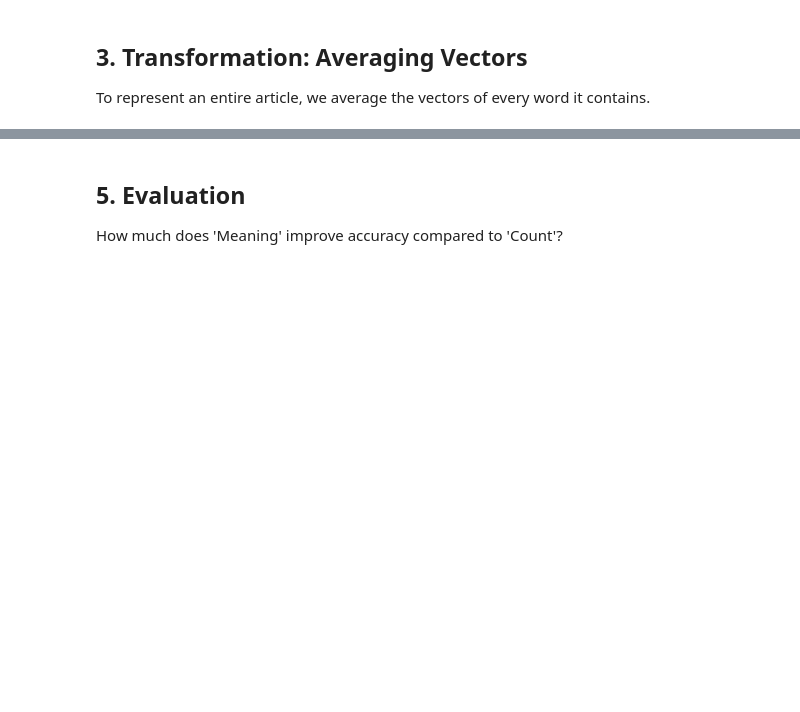
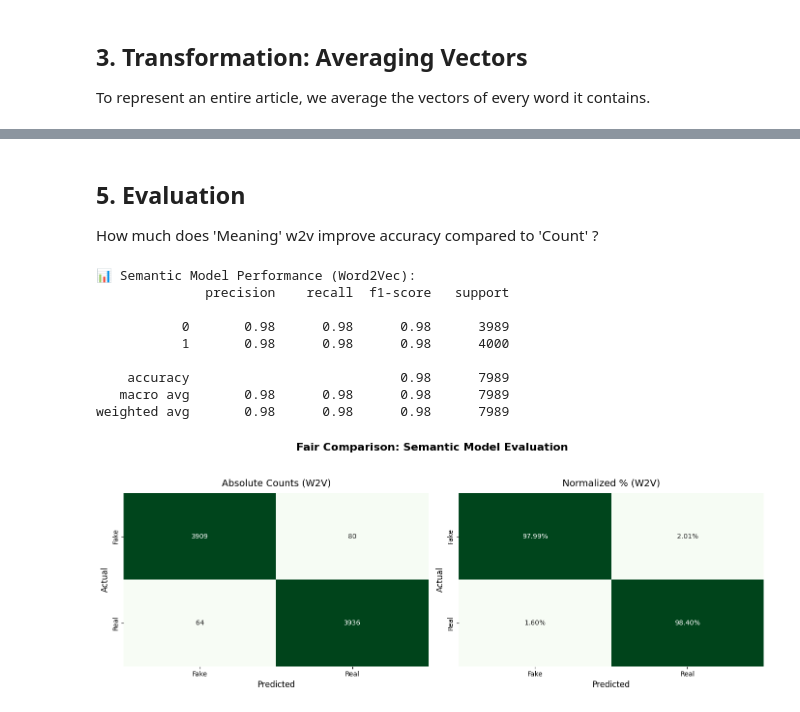
Before and after one commit to Sebastianlopez-dev/Can-a-computer-tell-if-a-journalist-is-lying-NLP-Misinfo-Benchmark-, a Jupyter notebook: 02.1_word2vec_classifier.ipynb, the cells around one changed output, grey strips where cells are left out. Cells and saved outputs as stored; diff of their text form; code cells hidden in the pictures; blank space fills up the shorter version.

Commit message:
Jupyter updated and trained in google collab, Models are not sumited into github for weight

```diff
--- a/02.1_word2vec_classifier.ipynb
+++ b/02.1_word2vec_classifier.ipynb
@@ -53,13 +80,17 @@ print("✅ Word2Vec Model Trained & Saved.")
 To represent an entire article, we average the vectors of every word it contains.
 # %%
 def document_vector(doc, model):
+    # Only use words that exist in the Word2Vec vocabulary
     words = [w for w in str(doc).split() if w in model.wv.index_to_key]
-    if not words: return np.zeros(model.vector_size)
+    if not words:
+        return np.zeros(model.vector_size)
     return np.mean(model.wv[words], axis=0)
 
+# Generate dense semantic vectors for train and test sets
+print("Generating document vectors... (summarizing semantic space)")
 X_train_w2v = np.vstack(train_df['cleaned_text'].apply(lambda d: document_vector(d, w2v_model)))
 X_test_w2v = np.vstack(test_df['cleaned_text'].apply(lambda d: document_vector(d, w2v_model)))
 y_train = train_df['label']
 y_test = test_df['label']
 
-print("✅ Dense Vectors Generated for documents.")
+print("Dense Semantic Vectors Generated.")
@@ -74,3 +113,3 @@ print("✅ Semantic Classifier (Word2Vec + LR) Trained & Saved.")
 # %% [markdown]
 ## 5. Evaluation
-How much does 'Meaning' improve accuracy compared to 'Count'?
+How much does 'Meaning' w2v improve accuracy compared to 'Count' ?
@@ -79,0 +116,69 @@ print(classification_report(y_test, y_pred))
+# %%
+# 1. Generate Predictions
+y_pred = lr_w2v_model.predict(X_test_w2v)
+print("\n📊 Semantic Model Performance (Word2Vec):")
+print(classification_report(y_test, y_pred))
+
+print()
+print()
+
+# 2. Confusion Matrix (Identical style to Baseline for fair comparison)
+cm = confusion_matrix(y_test, y_pred)
+cm_normalized = confusion_matrix(y_test, y_pred, normalize='true')
+fig, ax = plt.subplots(1, 2, figsize=(14, 5))
+
+# Plot Absolute Counts
+sns.heatmap(cm, annot=True, fmt='d', cmap='Greens', ax=ax[0],
+            xticklabels=['Fake', 'Real'], yticklabels=['Fake', 'Real'], cbar=False)
+ax[0].set_title('Absolute Counts (W2V)', fontsize=14, pad=10)
+ax[0].set_xlabel('Predicted', fontsize=12)
+ax[0].set_ylabel('Actual', fontsize=12)
+
+# Plot Normalized Percentages
+sns.heatmap(cm_normalized, annot=True, fmt='.2%', cmap='Greens', ax=ax[1],
+            xticklabels=['Fake', 'Real'], yticklabels=['Fake', 'Real'], cbar=False)
+ax[1].set_title('Normalized % (W2V)', fontsize=14, pad=10)
+ax[1].set_xlabel('Predicted', fontsize=12)
+ax[1].set_ylabel('Actual', fontsize=12)
+plt.suptitle('Fair Comparison: Semantic Model Evaluation', fontsize=16, fontweight='bold', y=1.05)
+plt.tight_layout()
+plt.show()
+
+print()
+
+# 3. INTERPRETABILITY: Identify words that drive the Semantic Model
+# We map the Logistic Regression coefficients back to the Word2Vec vocabulary
+# Get the model weights (coefficients)
+
+
+weights = lr_w2v_model.coef_[0]
+
+# Calculate the "importance" of every word in the Word2Vec vocabulary
+# by doing a dot product between the word's vector and the model's weights
+vocab = w2v_model.wv.index_to_key
+word_vectors = w2v_model.wv.vectors
+scores = np.dot(word_vectors, weights)
+
+# Create a DataFrame for easy sorting
+semantic_words_df = pd.DataFrame({
+    'word': vocab,
+    'semantic_score': scores
+})
+
+print()
+
+print("\n🎯 TOP SEMANTIC DRIVE (Words that the model associates with REAL NEWS):")
+print(semantic_words_df.sort_values(by='semantic_score', ascending=False).head(10)['word'].values)
+print("\n🚩 TOP SEMANTIC DRIVE (Words that the model associates with FAKE NEWS):")
+print(semantic_words_df.sort_values(by='semantic_score', ascending=True).head(10)['word'].values)
+# %% [output]
+📊 Semantic Model Performance (Word2Vec):
+              precision    recall  f1-score   support
+
+           0       0.98      0.98      0.98      3989
+           1       0.98      0.98      0.98      4000
+
+    accuracy                           0.98      7989
+   macro avg       0.98      0.98      0.98      7989
+weighted avg       0.98      0.98      0.98      7989
+[figure, added]
```
Also changed, not shown: parts of 10 cells of this notebook, 4 other files.
